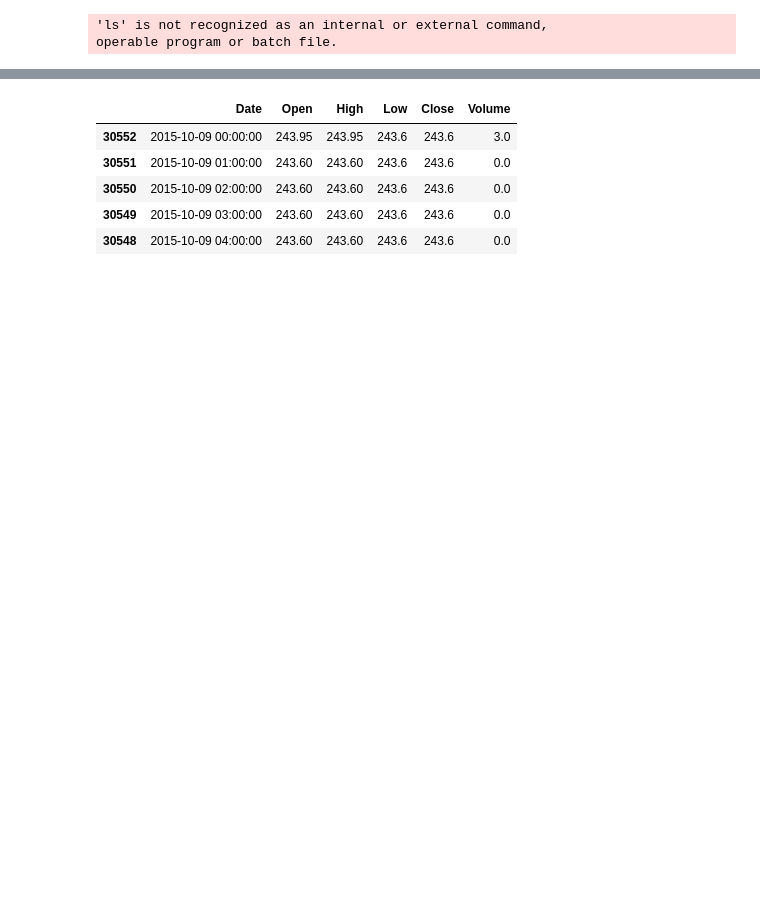
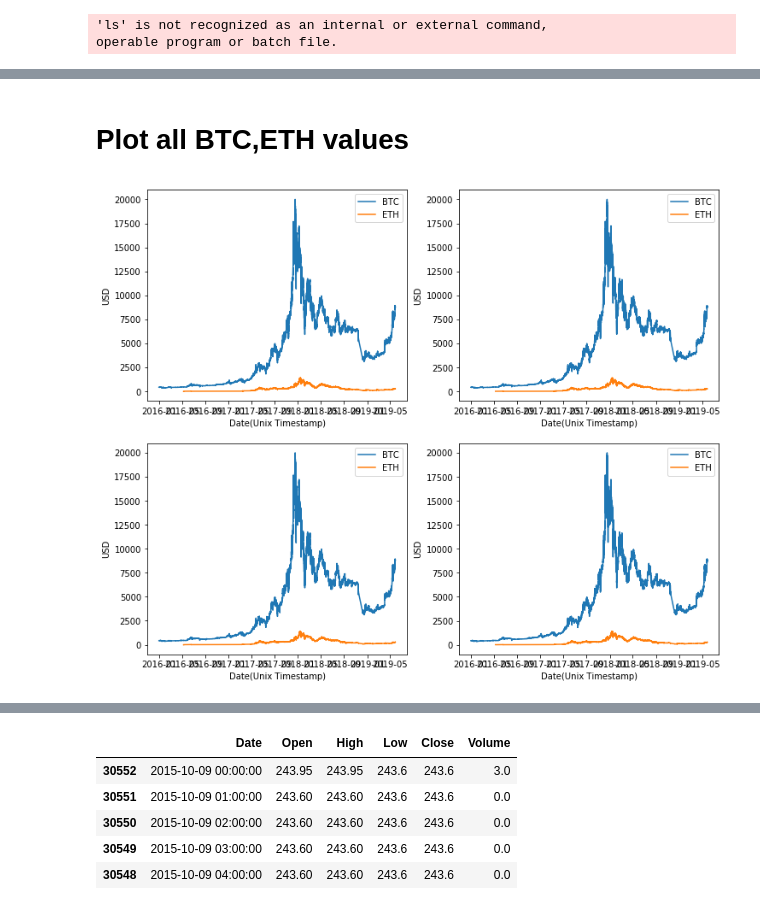
Before and after one commit to Nexil221/BSc-project, a Jupyter notebook: rf1.ipynb, the cells around one changed output, grey strips where cells are left out. Saved outputs shown, nothing was run; the diff lists cells and outputs as text; code cells hidden in the pictures; blank space fills up the shorter version.

```diff
--- a/rf1.ipynb
+++ b/rf1.ipynb
@@ -49,16 +37,0 @@ df_zec = crypto_data[crypto_data['Symbol'] == 'ZECUSD']
-# %%
-#btc - 30563
-#eth - 55991
-#ltc - 60059
-#zec - 67655
-
-fig = plt.figure(1, figsize=(12,10))
-for i in range(2, 6):
-    tmp_fig = fig.add_subplot(2,2,i-1)
-    plt.plot(crypto_data.iloc[:df_btc.iloc[-1:].index[0], 0], crypto_data.iloc[:df_btc.iloc[-1:].index[0], i], label="BTC") #Open
-    plt.plot(crypto_data.iloc[df_btc.iloc[-1:].index[0]+1:df_eth.iloc[-1:].index[0], 0], crypto_data.iloc[df_btc.iloc[-1:].index[0]+1:df_eth.iloc[-1:].index[0], i], label="ETH")
-    plt.plot(crypto_data.iloc[df_eth.iloc[-1:].index[0]+1:df_ltc.iloc[-1:].index[0], 0], crypto_data.iloc[df_eth.iloc[-1:].index[0]+1:df_ltc.iloc[-1:].index[0], i], label="LTC")
-    plt.plot(crypto_data.iloc[df_ltc.iloc[-1:].index[0]+1:df_zec.iloc[-1:].index[0], 0], crypto_data.iloc[df_ltc.iloc[-1:].index[0]+1:df_zec.iloc[-1:].index[0], i], label="ZEC")
-    plt.legend()
-    plt.ylabel('USD')
-    plt.xlabel('Date(Unix Timestamp)')
@@ -114,0 +68,18 @@ Name: Symbol, dtype: int64
+# %% [markdown]
+# Plot all BTC,ETH values
+# %%
+#btc - 30563
+#eth - 55991
+#ltc - 60059
+#zec - 67655
+
+fig = plt.figure(1, figsize=(12,10))
+for i in range(2, 6):
+    tmp_fig = fig.add_subplot(2,2,i-1)
+    plt.plot(crypto_data.iloc[:df_btc.iloc[-1:].index[0], 0], crypto_data.iloc[:df_btc.iloc[-1:].index[0], i], label="BTC") #Open
+    plt.plot(crypto_data.iloc[df_btc.iloc[-1:].index[0]+1:, 0], crypto_data.iloc[df_btc.iloc[-1:].index[0]+1:, i], label="ETH")
+    plt.legend()
+    plt.ylabel('USD')
+    plt.xlabel('Date(Unix Timestamp)')
+# %% [output]
+[figure, added]
```
Also changed, not shown: parts of 65 cells of this notebook, 18 other files.
